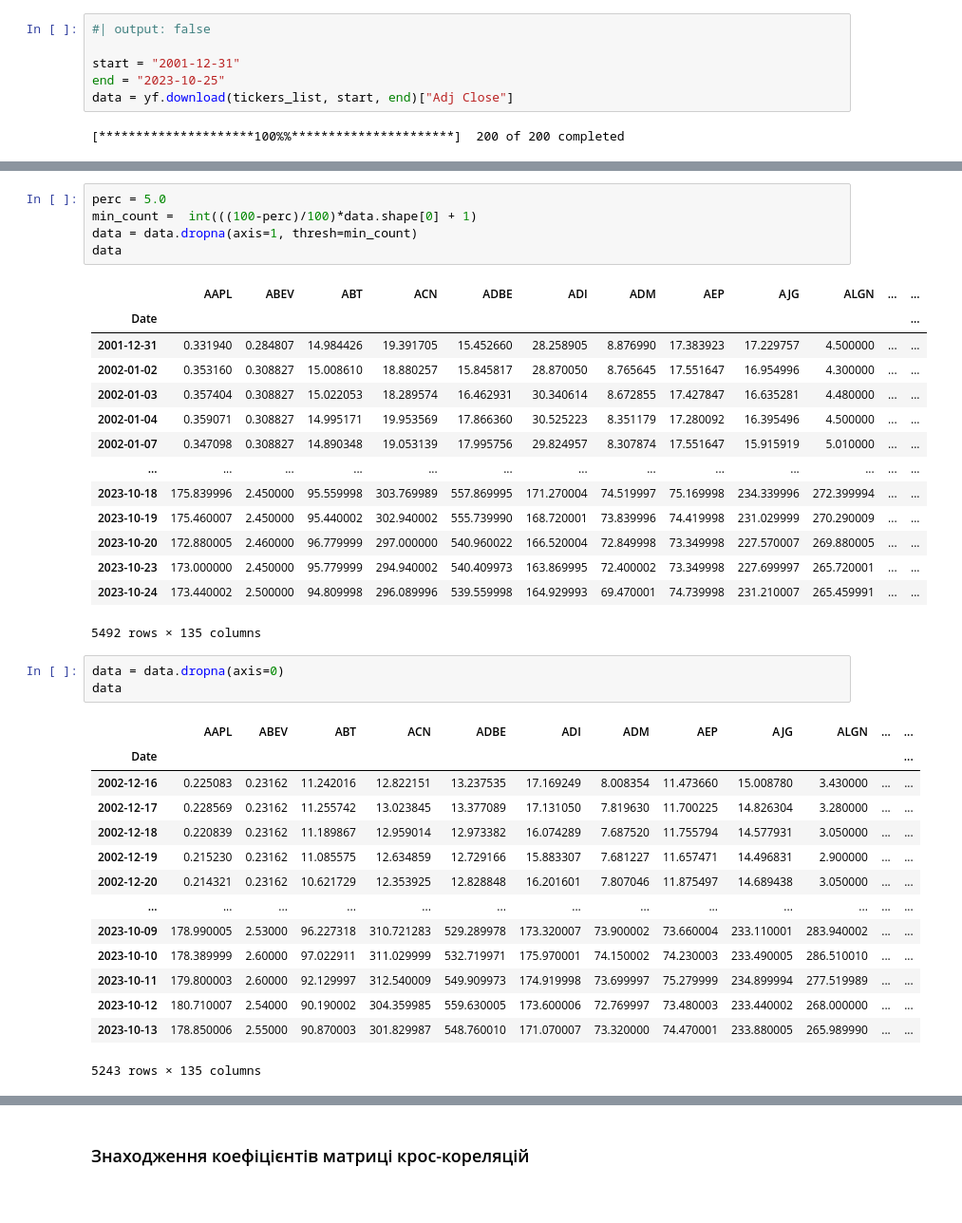
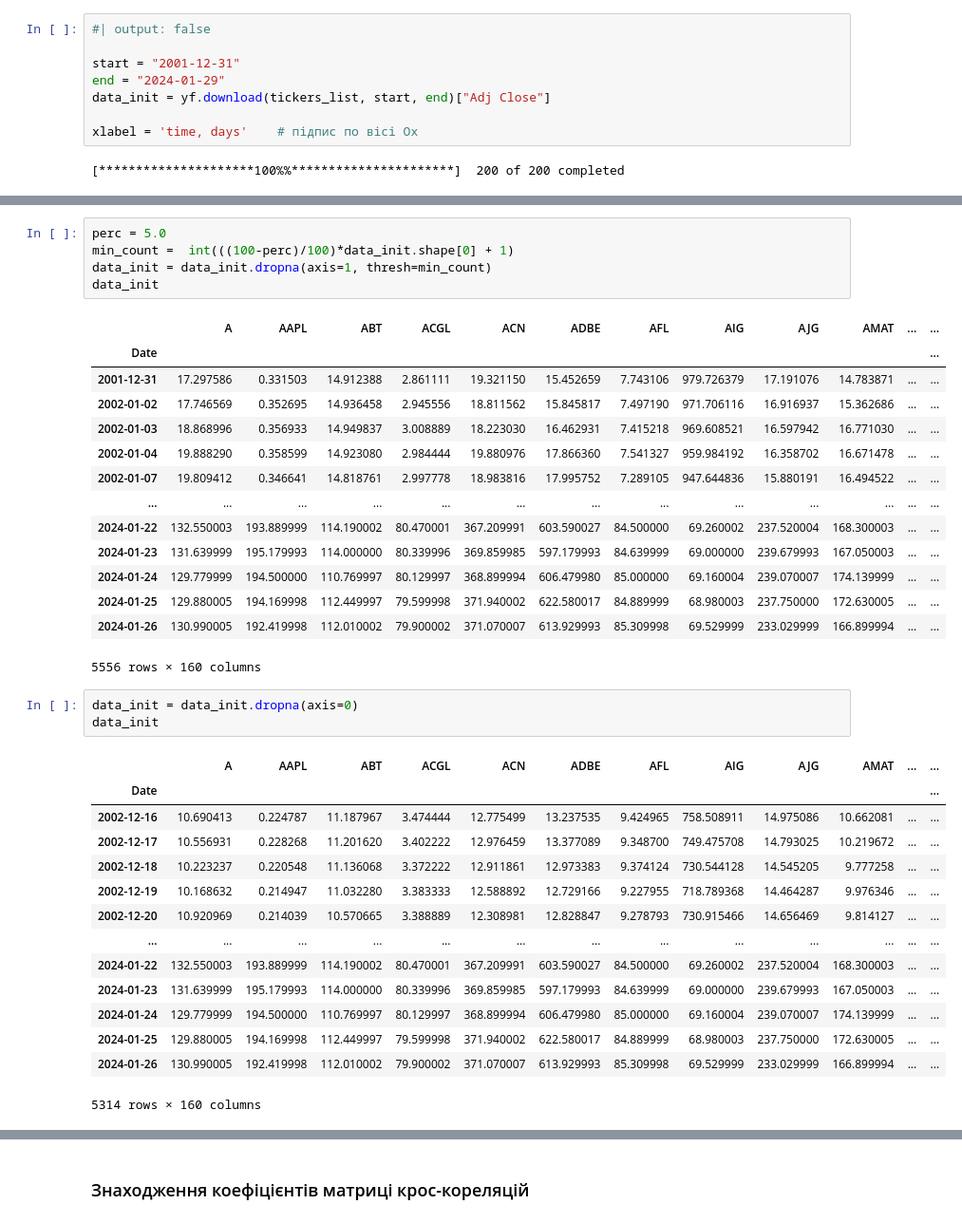
Before and after one commit to Butman2099/Complex-systems-book, a Jupyter notebook: lab_8.ipynb, the cells around one changed output, grey strips where cells are left out. Shown at 95% size. Drawn from its saved outputs; the diff is of its cells as text.

```diff
--- a/lab_8.ipynb
+++ b/lab_8.ipynb
@@ -206,7 +218,9 @@ tickers_list[:10]
 #| output: false
 
 start = "2001-12-31"
-end = "2023-10-25"
-data = yf.download(tickers_list, start, end)["Adj Close"]
+end = "2024-01-29"
+data_init = yf.download(tickers_list, start, end)["Adj Close"]
+
+xlabel = 'time, days'    # підпис по вісі Ох
 # %% [output]
 [*********************100%%**********************]  200 of 200 completed
@@ -213,39 +252,39 @@ data = yf.download(tickers_list, start, end)["Adj Close"]
 # %%
 perc = 5.0
-min_count =  int(((100-perc)/100)*data.shape[0] + 1)
-data = data.dropna(axis=1, thresh=min_count)
-data
+min_count =  int(((100-perc)/100)*data_init.shape[0] + 1)
+data_init = data_init.dropna(axis=1, thresh=min_count)
+data_init
 # %% [output]
-|  | AAPL | ABEV | ABT | ACN | ADBE | ADI | ADM | AEP | AJG | ALGN | ... | ... |
+|  | A | AAPL | ABT | ACGL | ACN | ADBE | AFL | AIG | AJG | AMAT | ... | ... |
 | Date |  |  |  |  |  |  |  |  |  |  |  | ... |
-| 2001-12-31 | 0.331940 | 0.284807 | 14.984426 | 19.391705 | 15.452660 | 28.258905 | 8.876990 | 17.383923 | 17.229757 | 4.500000 | ... | ... |
-| 2002-01-02 | 0.353160 | 0.308827 | 15.008610 | 18.880257 | 15.845817 | 28.870050 | 8.765645 | 17.551647 | 16.954996 | 4.300000 | ... | ... |
-| 2002-01-03 | 0.357404 | 0.308827 | 15.022053 | 18.289574 | 16.462931 | 30.340614 | 8.672855 | 17.427847 | 16.635281 | 4.480000 | ... | ... |
-| 2002-01-04 | 0.359071 | 0.308827 | 14.995171 | 19.953569 | 17.866360 | 30.525223 | 8.351179 | 17.280092 | 16.395496 | 4.500000 | ... | ... |
-| 2002-01-07 | 0.347098 | 0.308827 | 14.890348 | 19.053139 | 17.995756 | 29.824957 | 8.307874 | 17.551647 | 15.915919 | 5.010000 | ... | ... |
+| 2001-12-31 | 17.297586 | 0.331503 | 14.912388 | 2.861111 | 19.321150 | 15.452659 | 7.743106 | 979.726379 | 17.191076 | 14.783871 | ... | ... |
+| 2002-01-02 | 17.746569 | 0.352695 | 14.936458 | 2.945556 | 18.811562 | 15.845817 | 7.497190 | 971.706116 | 16.916937 | 15.362686 | ... | ... |
+| 2002-01-03 | 18.868996 | 0.356933 | 14.949837 | 3.008889 | 18.223030 | 16.462931 | 7.415218 | 969.608521 | 16.597942 | 16.771030 | ... | ... |
+| 2002-01-04 | 19.888290 | 0.358599 | 14.923080 | 2.984444 | 19.880976 | 17.866360 | 7.541327 | 959.984192 | 16.358702 | 16.671478 | ... | ... |
+| 2002-01-07 | 19.809412 | 0.346641 | 14.818761 | 2.997778 | 18.983816 | 17.995752 | 7.289105 | 947.644836 | 15.880191 | 16.494522 | ... | ... |
 | ... | ... | ... | ... | ... | ... | ... | ... | ... | ... | ... | ... | ... |
-| 2023-10-18 | 175.839996 | 2.450000 | 95.559998 | 303.769989 | 557.869995 | 171.270004 | 74.519997 | 75.169998 | 234.339996 | 272.399994 | ... | ... |
-| 2023-10-19 | 175.460007 | 2.450000 | 95.440002 | 302.940002 | 555.739990 | 168.720001 | 73.839996 | 74.419998 | 231.029999 | 270.290009 | ... | ... |
-| 2023-10-20 | 172.880005 | 2.460000 | 96.779999 | 297.000000 | 540.960022 | 166.520004 | 72.849998 | 73.349998 | 227.570007 | 269.880005 | ... | ... |
-| 2023-10-23 | 173.000000 | 2.450000 | 95.779999 | 294.940002 | 540.409973 | 163.869995 | 72.400002 | 73.349998 | 227.699997 | 265.720001 | ... | ... |
-| 2023-10-24 | 173.440002 | 2.500000 | 94.809998 | 296.089996 | 539.559998 | 164.929993 | 69.470001 | 74.739998 | 231.210007 | 265.459991 | ... | ... |
+| 2024-01-22 | 132.550003 | 193.889999 | 114.190002 | 80.470001 | 367.209991 | 603.590027 | 84.500000 | 69.260002 | 237.520004 | 168.300003 | ... | ... |
+| 2024-01-23 | 131.639999 | 195.179993 | 114.000000 | 80.339996 | 369.859985 | 597.179993 | 84.639999 | 69.000000 | 239.679993 | 167.050003 | ... | ... |
+| 2024-01-24 | 129.779999 | 194.500000 | 110.769997 | 80.129997 | 368.899994 | 606.479980 | 85.000000 | 69.160004 | 239.070007 | 174.139999 | ... | ... |
+| 2024-01-25 | 129.880005 | 194.169998 | 112.449997 | 79.599998 | 371.940002 | 622.580017 | 84.889999 | 68.980003 | 237.750000 | 172.630005 | ... | ... |
+| 2024-01-26 | 130.990005 | 192.419998 | 112.010002 | 79.900002 | 371.070007 | 613.929993 | 85.309998 | 69.529999 | 233.029999 | 166.899994 | ... | ... |
-5492 rows × 135 columns
+5556 rows × 160 columns
 # %%
-data = data.dropna(axis=0)
-data
+data_init = data_init.dropna(axis=0)
+data_init
 # %% [output]
-|  | AAPL | ABEV | ABT | ACN | ADBE | ADI | ADM | AEP | AJG | ALGN | ... | ... |
+|  | A | AAPL | ABT | ACGL | ACN | ADBE | AFL | AIG | AJG | AMAT | ... | ... |
 | Date |  |  |  |  |  |  |  |  |  |  |  | ... |
-| 2002-12-16 | 0.225083 | 0.23162 | 11.242016 | 12.822151 | 13.237535 | 17.169249 | 8.008354 | 11.473660 | 15.008780 | 3.430000 | ... | ... |
-| 2002-12-17 | 0.228569 | 0.23162 | 11.255742 | 13.023845 | 13.377089 | 17.131050 | 7.819630 | 11.700225 | 14.826304 | 3.280000 | ... | ... |
-| 2002-12-18 | 0.220839 | 0.23162 | 11.189867 | 12.959014 | 12.973382 | 16.074289 | 7.687520 | 11.755794 | 14.577931 | 3.050000 | ... | ... |
-| 2002-12-19 | 0.215230 | 0.23162 | 11.085575 | 12.634859 | 12.729166 | 15.883307 | 7.681227 | 11.657471 | 14.496831 | 2.900000 | ... | ... |
-| 2002-12-20 | 0.214321 | 0.23162 | 10.621729 | 12.353925 | 12.828848 | 16.201601 | 7.807046 | 11.875497 | 14.689438 | 3.050000 | ... | ... |
+| 2002-12-16 | 10.690413 | 0.224787 | 11.187967 | 3.474444 | 12.775499 | 13.237535 | 9.424965 | 758.508911 | 14.975086 | 10.662081 | ... | ... |
+| 2002-12-17 | 10.556931 | 0.228268 | 11.201620 | 3.402222 | 12.976459 | 13.377089 | 9.348700 | 749.475708 | 14.793025 | 10.219672 | ... | ... |
+| 2002-12-18 | 10.223237 | 0.220548 | 11.136068 | 3.372222 | 12.911861 | 12.973383 | 9.374124 | 730.544128 | 14.545205 | 9.777258 | ... | ... |
+| 2002-12-19 | 10.168632 | 0.214947 | 11.032280 | 3.383333 | 12.588892 | 12.729166 | 9.227955 | 718.789368 | 14.464287 | 9.976346 | ... | ... |
+| 2002-12-20 | 10.920969 | 0.214039 | 10.570665 | 3.388889 | 12.308981 | 12.828847 | 9.278793 | 730.915466 | 14.656469 | 9.814127 | ... | ... |
 | ... | ... | ... | ... | ... | ... | ... | ... | ... | ... | ... | ... | ... |
-| 2023-10-09 | 178.990005 | 2.53000 | 96.227318 | 310.721283 | 529.289978 | 173.320007 | 73.900002 | 73.660004 | 233.110001 | 283.940002 | ... | ... |
-| 2023-10-10 | 178.389999 | 2.60000 | 97.022911 | 311.029999 | 532.719971 | 175.970001 | 74.150002 | 74.230003 | 233.490005 | 286.510010 | ... | ... |
-| 2023-10-11 | 179.800003 | 2.60000 | 92.129997 | 312.540009 | 549.909973 | 174.919998 | 73.699997 | 75.279999 | 234.899994 | 277.519989 | ... | ... |
-| 2023-10-12 | 180.710007 | 2.54000 | 90.190002 | 304.359985 | 559.630005 | 173.600006 | 72.769997 | 73.480003 | 233.440002 | 268.000000 | ... | ... |
-| 2023-10-13 | 178.850006 | 2.55000 | 90.870003 | 301.829987 | 548.760010 | 171.070007 | 73.320000 | 74.470001 | 233.880005 | 265.989990 | ... | ... |
+| 2024-01-22 | 132.550003 | 193.889999 | 114.190002 | 80.470001 | 367.209991 | 603.590027 | 84.500000 | 69.260002 | 237.520004 | 168.300003 | ... | ... |
+| 2024-01-23 | 131.639999 | 195.179993 | 114.000000 | 80.339996 | 369.859985 | 597.179993 | 84.639999 | 69.000000 | 239.679993 | 167.050003 | ... | ... |
+| 2024-01-24 | 129.779999 | 194.500000 | 110.769997 | 80.129997 | 368.899994 | 606.479980 | 85.000000 | 69.160004 | 239.070007 | 174.139999 | ... | ... |
+| 2024-01-25 | 129.880005 | 194.169998 | 112.449997 | 79.599998 | 371.940002 | 622.580017 | 84.889999 | 68.980003 | 237.750000 | 172.630005 | ... | ... |
+| 2024-01-26 | 130.990005 | 192.419998 | 112.010002 | 79.900002 | 371.070007 | 613.929993 | 85.309998 | 69.529999 | 233.029999 | 166.899994 | ... | ... |
-5243 rows × 135 columns
+5314 rows × 160 columns
 # %%
```
Also changed, not shown: parts of 61 cells of this notebook, 44 other files.
